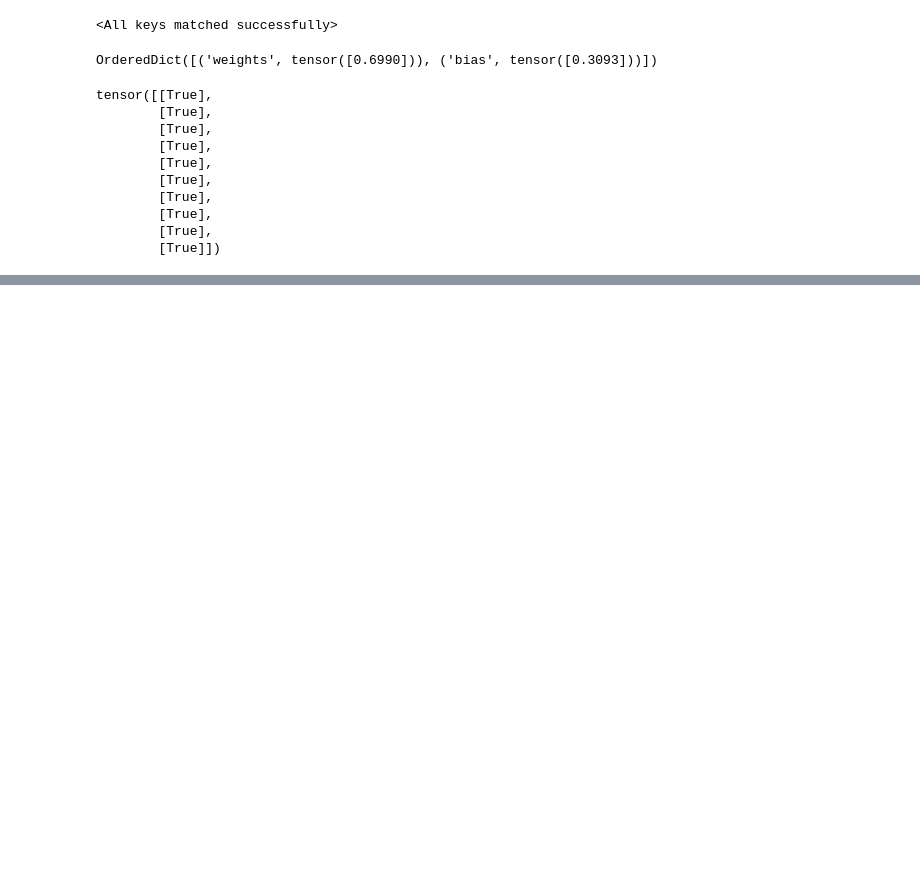
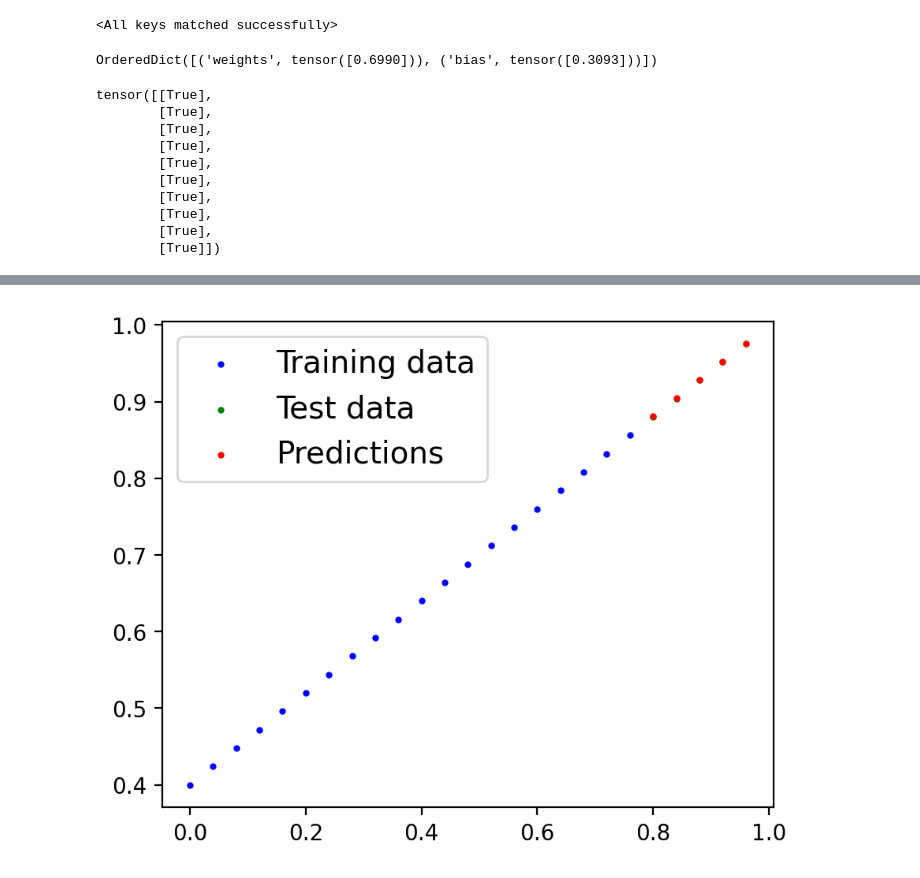
Before and after one commit to Hit07/ML-DL-Torch, a Jupyter notebook: Pytorch_Workflow.ipynb, the cells around one changed output, grey strips where cells are left out. Drawn from its saved outputs; the diff is of its cells as text; code cells hidden in the pictures; blank space fills up the shorter version.

```diff
--- a/Pytorch_Workflow.ipynb
+++ b/Pytorch_Workflow.ipynb
@@ -334,0 +434,7 @@ tensor([[True],
+# %%
+with torch.inference_mode():
+  new_pred = model_1(test_X)
+
+plot_prediction(train_data=train_X, train_labels=train_y, test_data=test_X, test_labels=test_y,predictions=new_pred)
+# %% [output]
+[figure, added]
```
Also changed, not shown: parts of 9 cells of this notebook.
